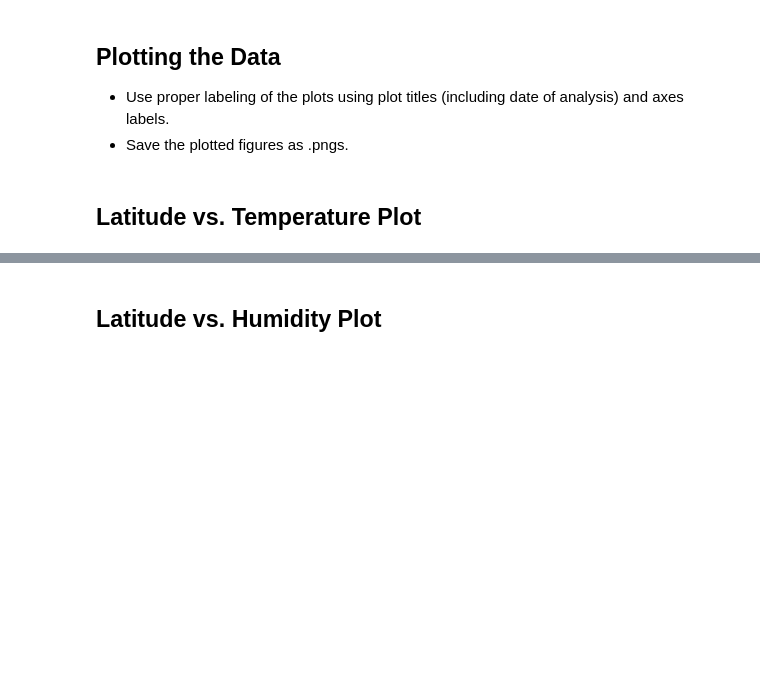
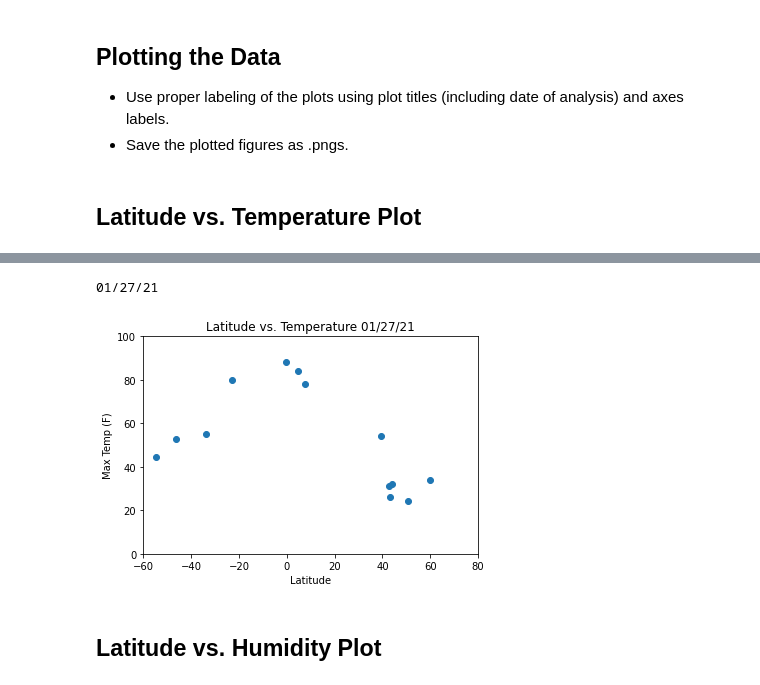
Before and after one commit to CatherinePoirier/API_challenge, a Jupyter notebook: WeatherPy/WeatherPy.ipynb, the cells around one changed output, grey strips where cells are left out. Drawn from its saved outputs; the diff is of its cells as text; code cells hidden in the pictures; blank space fills up the shorter version.

Commit message:
date and scatter plots

```diff
--- a/WeatherPy/WeatherPy.ipynb
+++ b/WeatherPy/WeatherPy.ipynb
@@ -79,7 +64,7 @@ cities
 * Include a print log of each city as it'sbeing processed (with the city number and city name).
 # %%
 url="https://api.openweathermap.org/data/2.5/weather?"
-units="imperial"
+#units="imperial"
 
 lat=[]
 lng=[]
@@ -92,13 +77,10 @@ dt=[]
 wind_speed=[]
 city_name=[]
 
-#query_params 1/23/ 3:25
-#query_url = f"{url}appid={weather_api_key}&units={units}&q=""
-
-
+index_count=0
 for each_city in cities[0:15]:
     each_city=each_city
-    query_url = url + "&q=" + each_city + "&appid=" + weather_api_key + "&units=units"
+    query_url = url + "&q=" + each_city + "&appid=" + weather_api_key + "&units=imperial"
     response = requests.get(query_url).json()
 
     try:
@@ -125,9 +107,8 @@ for each_city in cities[0:15]:
        #print(f'The date is {dt} for {each_city} ')
        wind_speed.append(response['wind']['speed'])
        #print(f'The wind_speed is {wind_speed} for {each_city} ')
-       #print(f'The city_id is {city_id} and the city is {each_city}')
+       print(f'The city_id for {city_name[index_count]} is {city_id[index_count]}')
+       index_count=index_count+1
     except KeyError:
-             print("CITY NOT FOUND. skipping")
-#NEED to COUNT FOR INDEX TO KEEP LOG???
-#response = requests.get(url, params=
+             print("CITY NOT FOUND.")
 # %% [output]
@@ -150,11 +145,10 @@ weather_dict = {
     "Max Temp": max_temp,
     "Wind Speed": wind_speed
 }
-weather_data=pd.DataFrame(weather_dict)
-weather_data.head()
+weather_data_df=pd.DataFrame(weather_dict)
+weather_data_df.head()
+weather_data_df.count()
 
 
 #output_data_file = "output_data/city_output.csv"
-#for open(output_path, 'w' newline='') as csvfile:
-#    cswriter({weather_data})
 # %% [output]
@@ -168,3 +190,6 @@ weather_data.head()
 ## Inspect the data and remove the cities where the humidity > 100%.
 ----
 Skip this step if there are no cities that have humidity > 100%.
+# %%
+clean_city_data=weather_data_df.loc[weather_data_df['Humidity'] <= 100]
+clean_city_data.count()
@@ -170,0 +208,3 @@ Skip this step if there are no cities that have humidity > 100%.
+# %%
+clean_city_data=clean_city_data.dropna(how='any')
+clean_city_data.count()
@@ -182,2 +250,21 @@ Skip this step if there are no cities that have humidity > 100%.
+# %%
+plot_date=clean_city_data.loc[0, 'Date']
+#plot_date=strftime("%A, %D %B %Y")
+plot_date=strftime("%D")
+print(plot_date)
+# %% [output]
+01/27/21
+# %%
+
+
+plt.scatter(clean_city_data['Lat'], clean_city_data['Max Temp'])
+plt.ylim(0, 100)
+plt.xlim(-60, 80)
+plt.xlabel('Latitude')
+plt.ylabel('Max Temp (F)')
+plt.title(f'Latitude vs. Temperature {plot_date}')
+plt.show()
+# %% [output]
+[figure, added]
 # %% [markdown]
 ## Latitude vs. Humidity Plot
```
Also changed, not shown: parts of 14 cells of this notebook.
